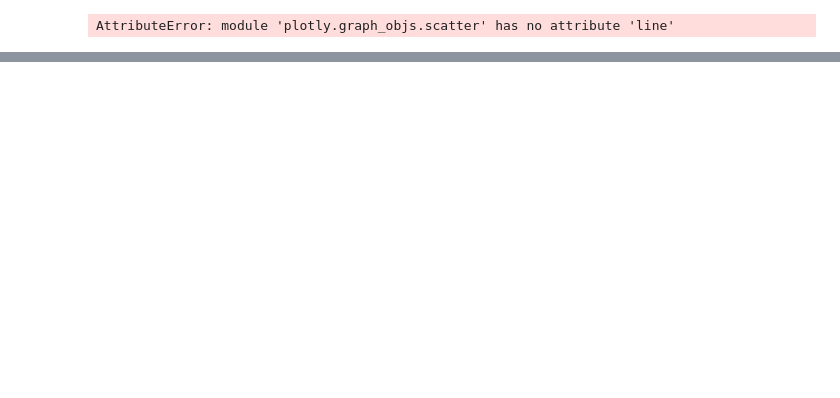
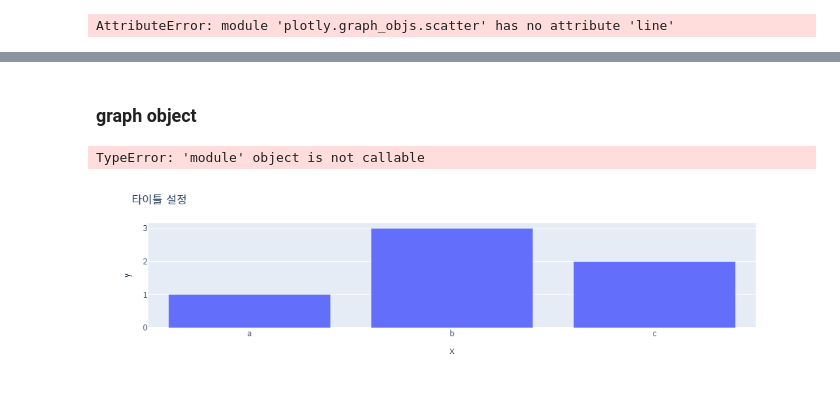
Before and after one commit to dsleslie/Archiving, a Jupyter notebook: IMDGB/step02_ds_basic/241002_lecture.ipynb, the cells around one changed output, grey strips where cells are left out. Drawn from its saved outputs; the diff is of its cells as text; code cells hidden in the pictures; blank space fills up the shorter version.

```diff
--- a/IMDGB/step02_ds_basic/241002_lecture.ipynb
+++ b/IMDGB/step02_ds_basic/241002_lecture.ipynb
@@ -599,0 +646,19 @@ fig.show()
+# %% [markdown]
+### graph object
+# %%
+## graph object 에서도 해보자
+
+fig = go.Figure(data = [go.Bar(x = ["a", "b", "c"], y = [1, 3, 2])],
+               layout = go.layout(title=go.layout.Title(text = 'Title 설정'))
+               )
+fig.update_layout(width = 600,
+                  height = 300,
+                 margin_l = 50,
+                  margin_r = 50,
+
+                  # 백그라운드 색상 지정
+                  paper_bgcolor = "lightblue"
+                 )
+fig.show()
+# %% [output]
+TypeError: 'module' object is not callable
@@ -599,0 +671,10 @@ fig.show()
+# %%
+# express
+fig = px.bar(x = ["a", "b", "c"],
+             y = [1, 3, 2], width = 600, height = 300)
+
+fig.update_layout(title_text = '타이틀 설정')
+
+fig.show()
+# %% [output]
+[figure, added]
```
Also changed, not shown: parts of 15 cells of this notebook.
